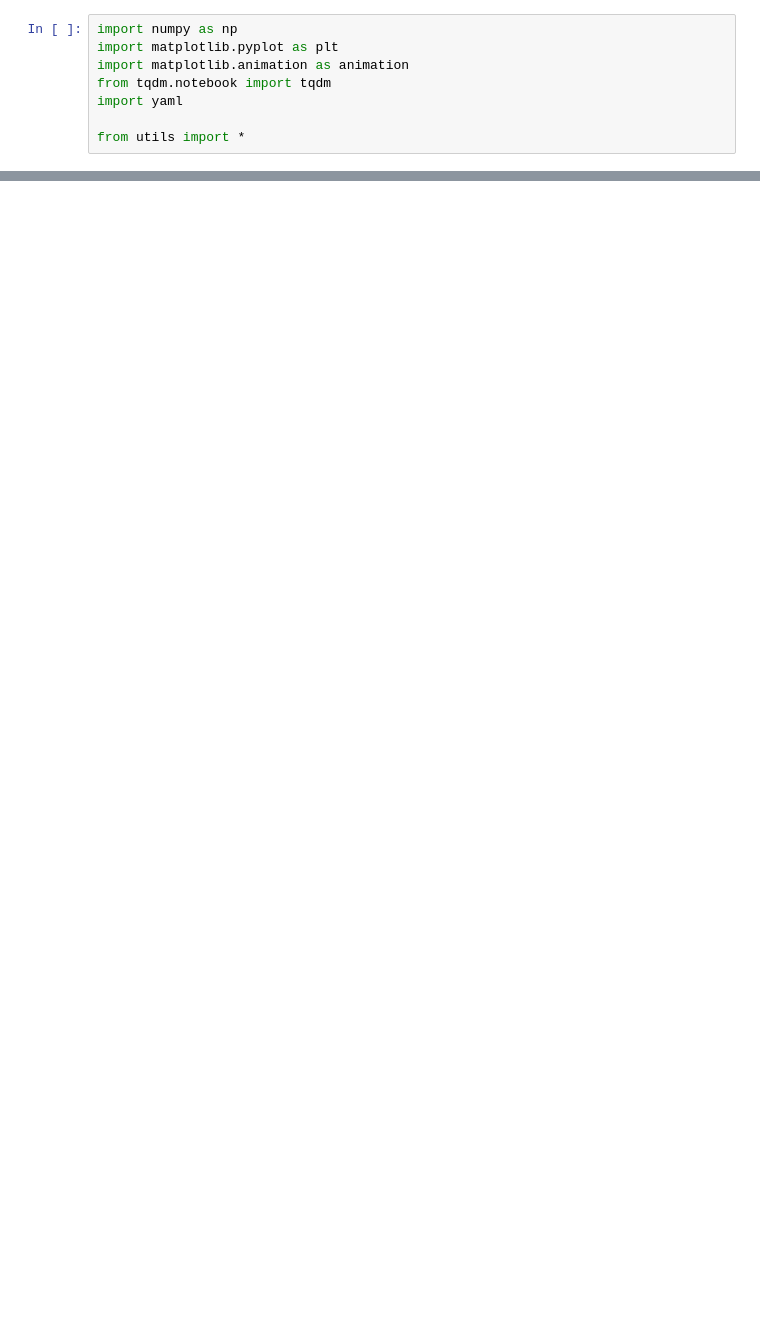
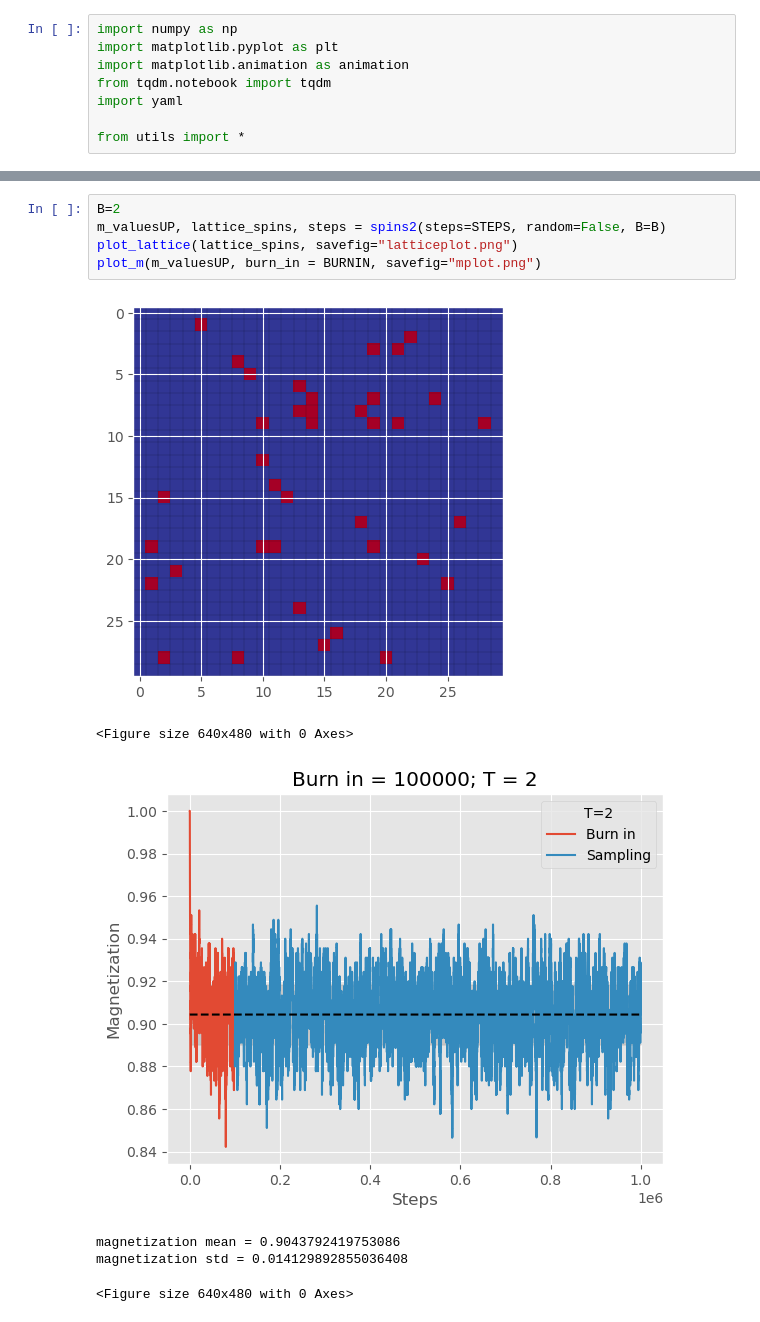
Before and after one commit to leo-megliola/2D-Icing-MCMC, a Jupyter notebook: example_using_config.ipynb, the cells around one changed output, grey strips where cells are left out. Saved outputs shown, nothing was run; the diff lists cells and outputs as text; blank space fills up the shorter version.

```diff
--- a/example_using_config.ipynb
+++ b/example_using_config.ipynb
@@ -36,0 +43,12 @@ magnetization std = 0.009264658214116303
+# %%
+B=2
+m_valuesUP, lattice_spins, steps = spins2(steps=STEPS, random=False, B=B)
+plot_lattice(lattice_spins, savefig="latticeplot.png")
+plot_m(m_valuesUP, burn_in = BURNIN, savefig="mplot.png")
+# %% [output]
+[figure, added]
+<Figure size 640x480 with 0 Axes>
+[figure, added]
+magnetization mean = 0.9043792419753086
+magnetization std = 0.014129892855036408
+<Figure size 640x480 with 0 Axes>
```
Also changed, not shown: parts of 4 cells of this notebook, 2 other files.
